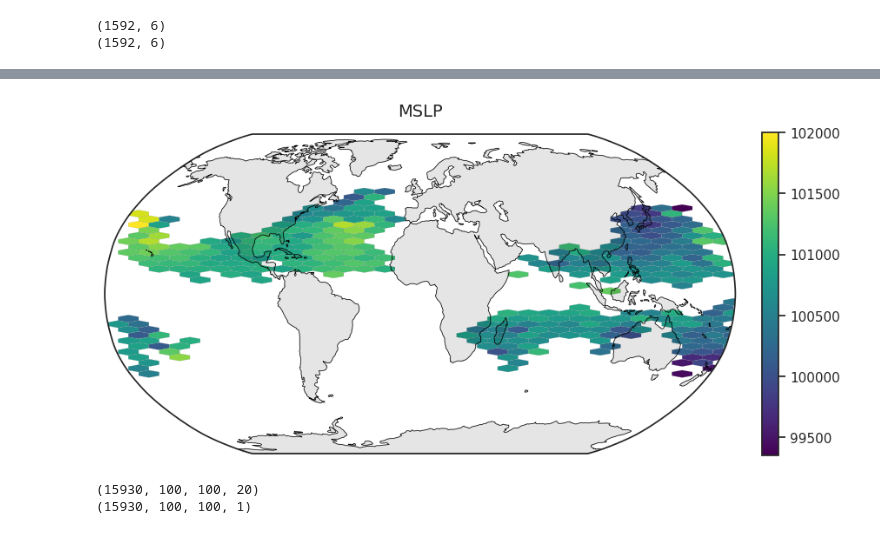
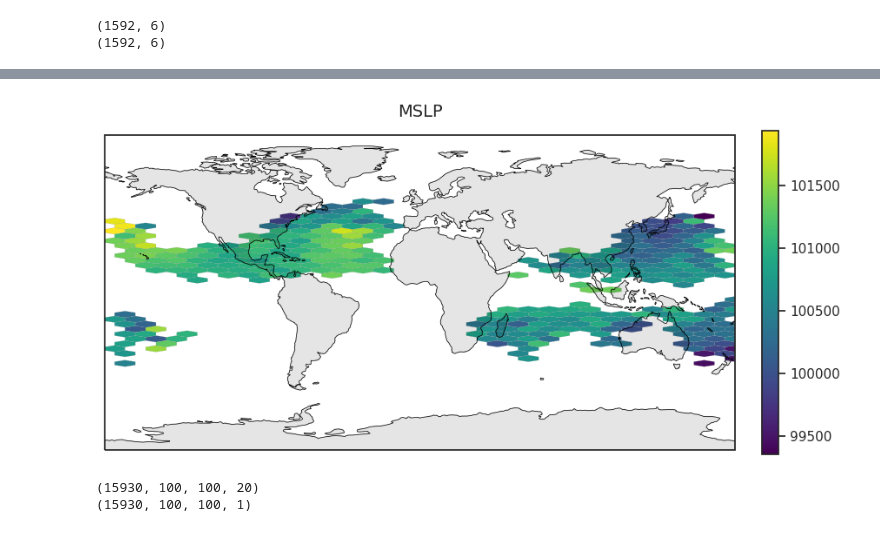
Before and after one commit to vosps/tropical_cyclone, a Jupyter notebook: tracking/9_interpretability.ipynb, the cells around one changed output, grey strips where cells are left out. Drawn from its saved outputs; the diff is of its cells as text; code cells hidden in the pictures.

```diff
--- a/tracking/9_interpretability.ipynb
+++ b/tracking/9_interpretability.ipynb
@@ -207,0 +237,38 @@ plt.savefig('figure_9a_inputs_4.png',bbox_inches='tight',dpi=600)
+# %%
+sns.set_style("whitegrid")  # You can change the style to your preference
+height_ratios = [1,0.08,1]
+fig, axes = plt.subplots(3, 3, figsize=(16, 8),gridspec_kw={'height_ratios': height_ratios})
+titles = ['Mean sea level pressure (hPa)', 'U 850 hPa (ms$^{-1}$)', 'V 850 hPa (ms$^{-1}$)', 'Wind shear (ms$^{-1}$)', 'Latitude (Degrees North)', 'Longitude (Degrees East)']
+labels = ['a.','b.','c.','d.','e.','f.']
+
+for i in range(6):
+    row, col = divmod(i, 3)
+
+    if row == 1:
+        # axes[row,col].set_facecolor('white')
+        # axes[row,col] = 'off'
+        axes[row,col].set_axis_off()
+        row = 2
+    sns.kdeplot(pw_10[:,i], fill=True, color="#A8CCE3", ax=axes[row,col])
+    # sns.kdeplot(p_20[:,i], fill=True, color="#98B5D9", ax=axes[row,col])
+    # sns.kdeplot(p_30[:,i], fill=True, color="#89A0CF", ax=axes[row,col])
+    # sns.kdeplot(p_40[:,i], fill=True, color="#799AC5", ax=axes[row,col])
+    # sns.kdeplot(p_50[:,i], fill=True, color="#6A88BB", ax=axes[row,col])
+    # sns.kdeplot(p_60[:,i], fill=True, color="#5B78B0", ax=axes[row,col])
+    # sns.kdeplot(p_70[:,i], fill=True, color="#4C67A6", ax=axes[row,col])
+    # sns.kdeplot(p_80[:,i], fill=True, color="#3E579C", ax=axes[row,col])
+    # sns.kdeplot(p_90[:,i], fill=True, color="#2F4792", ax=axes[row,col])
+    sns.kdeplot(pw_100[:,i], fill=True, color="#204587", ax=axes[row,col])
+    sns.kdeplot(inputs[:,i],fill=False, color="Black", ax=axes[row,col])
+    axes[row,col].text(-0.1, 1.05, labels[i], transform=axes[row,col].transAxes, size=18, weight='bold')
+    # axes[row,col].set_title(titles[i])
+    axes[row,col].set_xlabel(titles[i])
+    axes[row,col].set_ylabel("")
+
+axes[0,0].set_ylabel('Density')
+axes[2,0].set_ylabel('Density')
+# plt.title("Kernel Density Estimation (KDE) Plot")
+# plt.xlabel("Values")
+# plt.ylabel("Density")
+# plt.show()
+plt.savefig('figure_9a_weighted_inputs_4.png',bbox_inches='tight',dpi=600)
@@ -354,37 +475,37 @@ sns.set_context("notebook")
 vmin=-2
 vmax=2
 width_ratios = [1,0.1]
-fig, ax = plt.subplots(figsize=(10, 20),subplot_kw={'projection': ccrs.Robinson()})
+fig, ax = plt.subplots(figsize=(10, 20),subplot_kw={'projection': ccrs.PlateCarree()})
 # ax[1].set_axis_off()
 # ax.contourf(inputs[:,5],inputs[:,4],inputs[:,0],levels=range(98000,102000,500000), transform=ccrs.PlateCarree(),cmap='Oranges')
 # im = ax.pcolormesh(inputs[:,5],inputs[:,4],inputs[:,0], cmap='viridis', transform=ccrs.PlateCarree())
 x = inputs[:,5]
 y = inputs[:,4]
 z = inputs[:,0]
 m = ax.hexbin(x,y, C=z, gridsize=30, cmap='viridis', mincnt=1, edgecolor='gray', reduce_C_function=np.mean,linewidth=0.1, transform=ccrs.PlateCarree())
 ax.add_feature(cfeature.COASTLINE,linewidth=0.5)
 ax.add_feature(cfeature.LAND, zorder=100,color='black',alpha=0.1)
 # gl = ax.gridlines(crs=ccrs.PlateCarree(), draw_labels=True,
 # 			linewidth=0.5, color='gray', alpha=0.5, linestyle='-')
 # gl.xlabels_top = False
 # gl.ylabels_right = False
 # gl.xlabel_style = {'size': 14}
 # gl.ylabel_style = {'size': 14}
 
 ax.tick_params(axis='x', labelsize=20)
 ax.tick_params(axis='y', labelsize=20)
 
 
 ax.set_title('MSLP',fontsize=14,pad=15)
 ax.set_global()
 # cbar_ax = fig.add_axes([1, 0.031, 0.03, 0.936])
 # levels=[0, 1, 2, 3, 5, 7, 10, 15, 20, 25, 30, 40, 50, 70, 100, 150]
 
 cb = plt.colorbar(m,fraction=0.024, pad=0.04)
 
 plt.savefig('figure_9d_mslp_distribution_4.png')
 # %% [output]
-[figure, old version]
+[figure, new version]
 # %%
 print(gen_pred.shape)
 print(real.shape)
```
Also changed, not shown: parts of 15 cells of this notebook, 17 other files.
